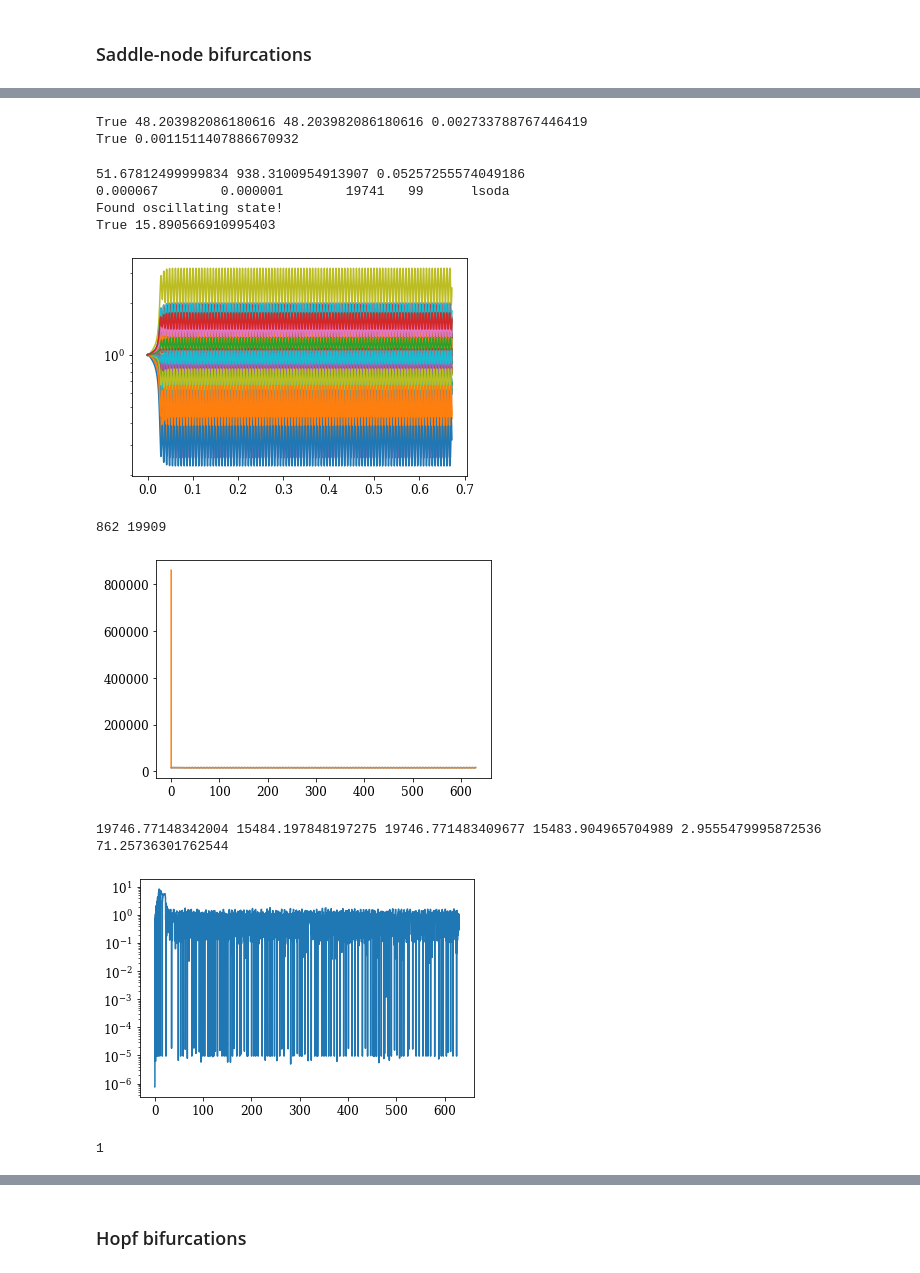
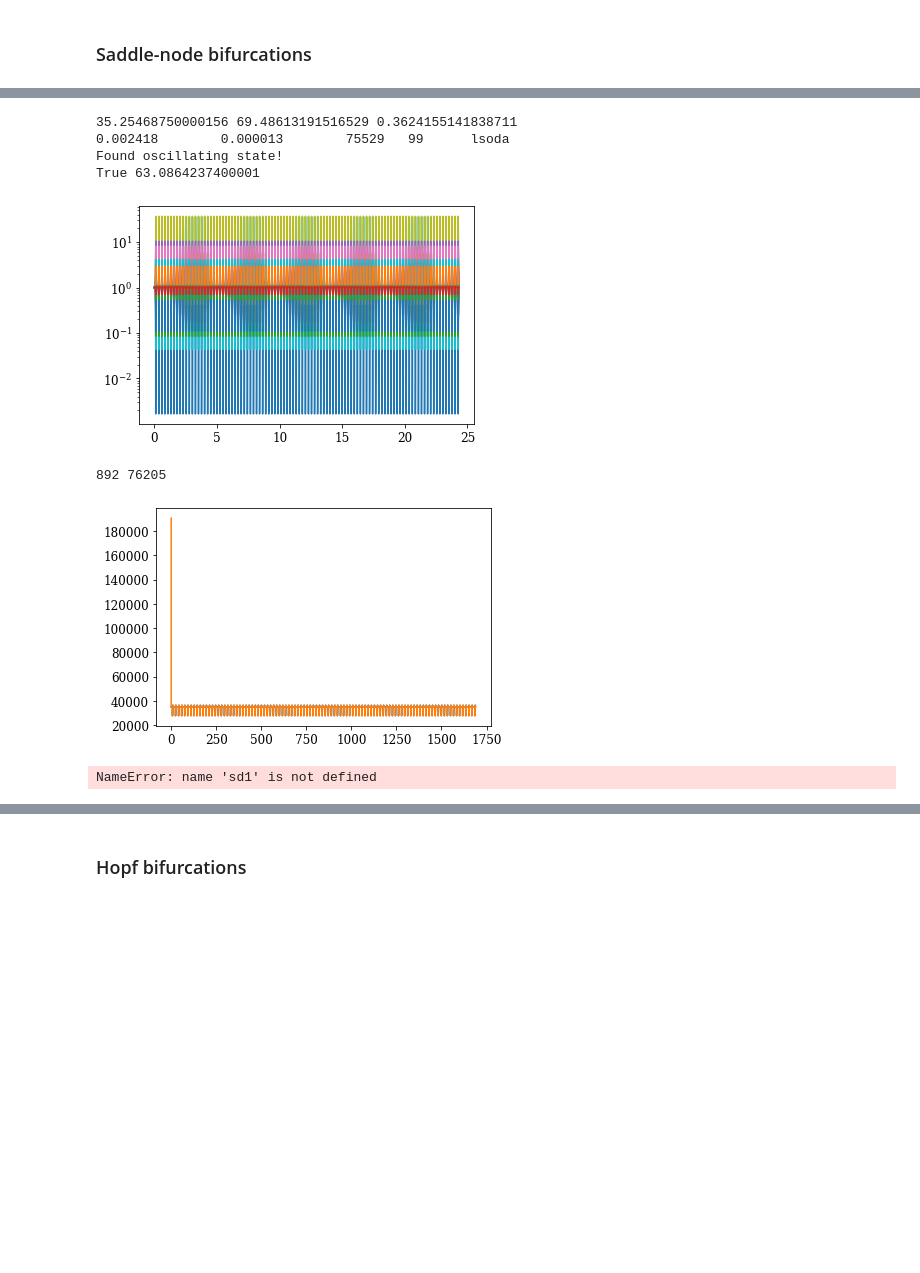
Before and after one commit to znicolaou/rmtchem, a Jupyter notebook: rmtchem.ipynb, the cells around one changed output, grey strips where cells are left out. Saved outputs shown, nothing was run; the diff lists cells and outputs as text; code cells hidden in the pictures; blank space fills up the shorter version.

```diff
--- a/rmtchem.ipynb
+++ b/rmtchem.ipynb
@@ -19,9 +19,9 @@ colors = prop_cycle.by_key()['color']
 imp.reload(rmtchem)
 n=64
 nr=int(0.5*n*np.log(n))
-nd=int(0.1*n)
+nd=int(0.05*n)
 na=0
-seed=123
+seed=1014
 print(n,nr,nd,na,seed)
 
 np.random.seed(seed)
@@ -42,9 +42,16 @@ d1max=100
 XD1,XD2,inds=rmtchem.get_drive(eta,nu,k,G,d0,nd)
 X0=np.exp(-G)
 start=timeit.default_timer()
-Xs,epsilons,evals,bif=rmtchem.quasistatic(X0, eta, nu, k, XD1, XD2, d1min,d1max,d1min,1e-2,output=3,stop=False)
+Xs,epsilons,evals,bif=rmtchem.quasistatic(X0, eta, nu, k, XD1, XD2, d1min,d1max,d1min,1e-2,output=3,stop=True)
 stop=timeit.default_timer()
 print(stop-start)
+plt.figure()
+inds1=np.where(np.max(np.real(evals),axis=1)<0)[0]
+inds2=np.where(np.max(np.real(evals),axis=1)>=0)[0]
+plt.plot(epsilons[inds1],np.max(np.real(evals),axis=1)[inds1],ls='-')
+plt.plot(epsilons[inds2],np.max(np.real(evals),axis=1)[inds2],ls=':')
+plt.show()
+
 plt.figure()
 inds1=np.where(np.max(np.real(evals),axis=1)<0)[0]
 inds2=np.where(np.max(np.real(evals),axis=1)>=0)[0]
@@ -138,26 +85,8 @@ rmtchem.steady(Xs[-1],eta,nu,k,(1+xm)*XD1,XD2)
-# %%
-# m0=np.where(np.max(np.real(evals),axis=1)>0)[0][0]
-from scipy.optimize import root
-from scipy.linalg import eig
-imp.reload(rmtchem)
-m0=-1
-X0=Xs[m0]
-ep=epsilons[m0]
-f=lambda x:np.min(np.abs(eig(rmtchem.jac(0,rmtchem.steady(X0,eta,nu,k,(1+x)*XD1,XD2)[1],eta,nu,k,(1+x)*XD1,XD2))[0]))
-ssol=root(f,x0=ep)
-print(ssol.success,ssol.x[0],ep,ssol.fun)
-sep=ssol.x[0]
-success,X1=rmtchem.steady(X0,eta,nu,k,(1+sep)*XD1,XD2)
-
-print(success,np.linalg.norm(X0-X1))
-# %% [output]
-True 48.203982086180616 48.203982086180616 0.002733788767446419
-True 0.0011511407886670932
 # %%
 imp.reload(rmtchem)
 m0=np.where(np.max(np.real(evals),axis=1)>0)[0][0]
 X0=Xs[m0]
-epsilon=epsilons[m0]+1e-1
+epsilon=epsilons[m0]+1e-2
 ev,evec=np.linalg.eig(rmtchem.jac(0,X0,eta,nu,k,(1+epsilon)*XD1, XD2))
 tscale=2*np.pi/np.abs(np.real(ev[np.argmin(np.abs(np.real(ev)))]))
 dt=100/np.max(np.abs(rmtchem.func(0,X0,eta,nu,k,(1+epsilon)*XD1, XD2)/X0))
@@ -166,39 +95,37 @@ start=timeit.default_timer()
 ts,Xts,success,m0,state=rmtchem.integrate(X0,eta,nu,k,(1+epsilon)*XD1,XD2,1e4*tscale,dt,output=True)
 # ts,Xts,success,m0,state=rmtchem.integrate(X0,eta,nu,k,(1+epsilon)*XD1,XD2,tscale,dt,output=True)
 stop=timeit.default_timer()
 print(success,stop-start)
 
 plt.yscale('log')
 plt.plot(ts/tscale,np.transpose(Xts)/X0)
 plt.show()
 sd=[rmtchem.Sdot(rmtchem.rates(Xts[:,i],eta,nu,k)) for i in range(len(ts))]
 wd=[rmtchem.Wdot(Xts[:,i],G,(1+epsilon)*XD1,XD2) for i in range(len(ts))]
 print(m0,len(ts))
 sd2=np.sum(np.diff(ts)[m0-1:]*sd[m0:])/np.sum(np.diff(ts)[m0-1:])
 wd2=np.sum(np.diff(ts)[m0-1:]*wd[m0:])/ np.sum(np.diff(ts)[m0-1:])
 dn1=np.sum(np.diff(ts)[m0-1:]*[np.linalg.norm((Xts[:,i]-X0)/X0) for i in range(m0,len(ts))])/ np.sum(np.diff(ts)[m0-1:])
 dn2=np.sum(np.diff(ts)[m0-1:]*[np.linalg.norm(Xts[:,i]-X0) for i in range(m0,len(ts))])/ np.sum(np.diff(ts)[m0-1:])
 plt.plot(ts,sd)
 plt.plot(ts,wd)
 plt.show()
 print(sd1, sd2, wd1, wd2, dn1,dn2)
 
 plt.yscale('log')
 plt.plot(ts[:-1],np.diff(ts)/dt)
 plt.show()
 print(state)
 plt.plot(ts[m0:]/tscale,np.linalg.norm(Xts,axis=0)[m0:])
 plt.show()
 plt.plot(Xts[0,m0:],Xts[1,m0:],linewidth=0.1)
 plt.show()
 # %% [output]
-51.67812499999834 938.3100954913907 0.05257255574049186
-0.000067        0.000001        19741   99      lsoda
+35.25468750000156 69.48613191516529 0.3624155141838711
+0.002418        0.000013        75529   99      lsoda
 Found oscillating state!
-True 15.890566910995403
+True 63.0864237400001
-[figure, old version]
+[figure, new version]
-862 19909
+892 76205
-[figure, old version]
+[figure, new version]
-19746.77148342004 15484.197848197275 19746.771483409677 15483.904965704989 2.9555479995872536 71.25736301762544
+NameError: name 'sd1' is not defined
-[figure, removed]
-1
```
Also changed, not shown: parts of 6 cells of this notebook, 1 other file.
